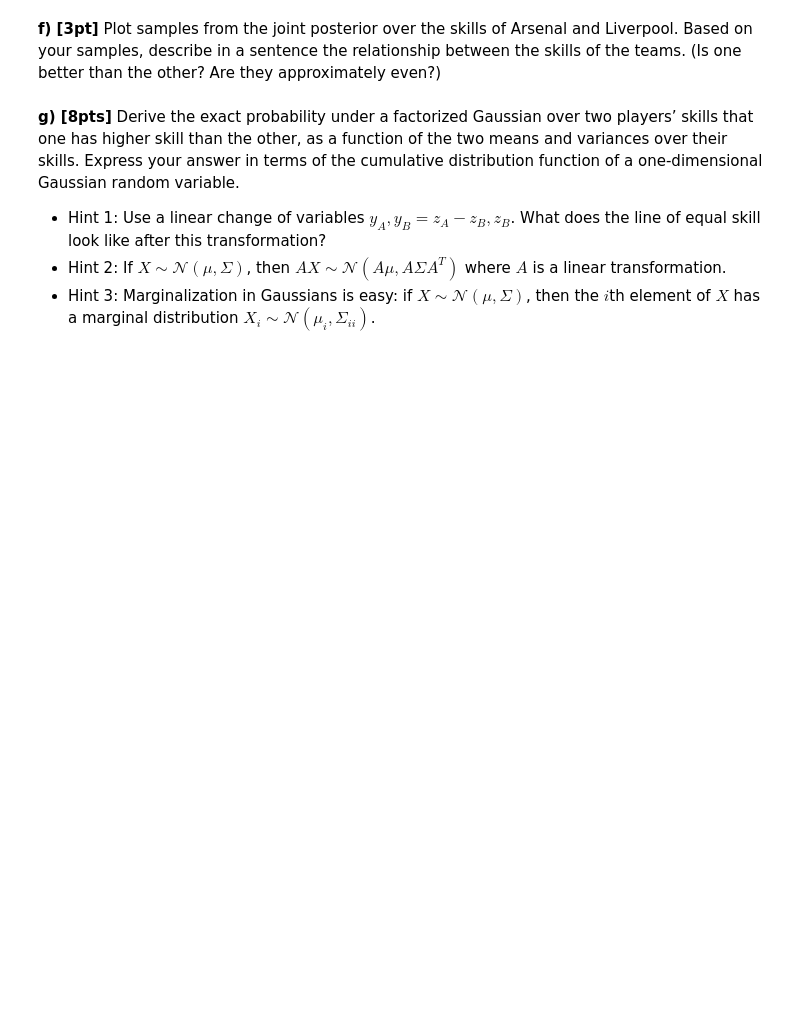
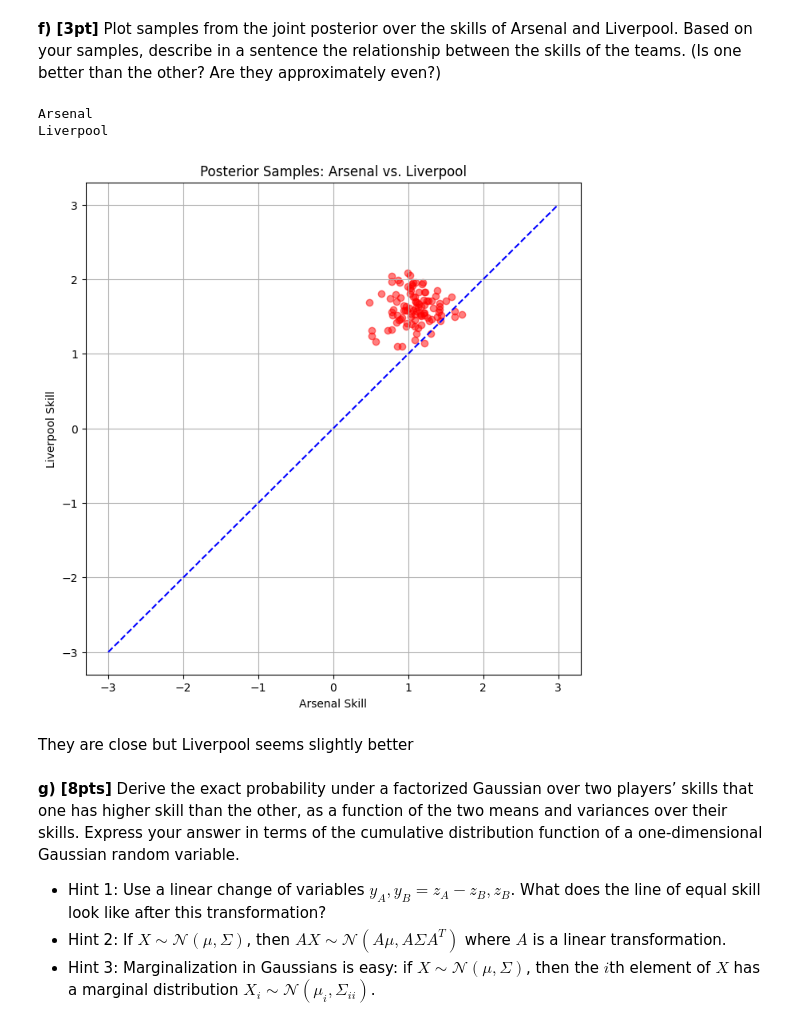
Before and after one commit to javmencia/COBWEBfiles, a Jupyter notebook: STA414_2025_Assignment_3.ipynb, the cells around one changed output. Cells and saved outputs as stored; diff of their text form; code cells hidden in the pictures; blank space fills up the shorter version.

```diff
--- a/STA414_2025_Assignment_3.ipynb
+++ b/STA414_2025_Assignment_3.ipynb
@@ -368,20 +531,43 @@ for i in range(1,11):
 # %%
 arsenal_ix = 0
 liverpool_ix = 15
-print(names[arsenal_ix])
-print(names[liverpool_ix])
+print(names[arsenal_ix])  # Should print "Arsenal"
+print(names[liverpool_ix])  # Should print "Liverpool"
 
 fig = plt.figure(figsize=(8,8), facecolor='white')
-
-# Label each with "<player> Skill"
 plt.xlabel("Arsenal Skill")
 plt.ylabel("Liverpool Skill")
 
-plt.plot([3, -3], [3, -3], 'b--') # Line of equal skill
+# Line of equal skill
+plt.plot([-3, 3], [-3, 3], 'b--')
+import torch
 
-samples = diag_gaussian_samples(mean_skills, logstd_skills, 100)
+# Convert mean and log standard deviation to PyTorch tensors
+mean_skills_tensor = torch.tensor(mean_skills)
+logstd_skills_tensor = torch.tensor(logstd_skills)
 
-# TODO:  Hint:  Use plt.scatter()
+# Sample from the posterior
+samples = diag_gaussian_samples(mean_skills_tensor, logstd_skills_tensor, 100)
+
+# Sample from the posterior
+#samples = diag_gaussian_samples(mean_skills, logstd_skills, 100)
+
+# Extract Arsenal and Liverpool skill samples
+arsenal_samples = samples[:, arsenal_ix]
+liverpool_samples = samples[:, liverpool_ix]
+
+# Scatter plot
+plt.scatter(arsenal_samples, liverpool_samples, alpha=0.5, color='red')
+
+plt.title("Posterior Samples: Arsenal vs. Liverpool")
+plt.grid(True)
+plt.show()
+# %% [output]
+Arsenal
+Liverpool
+[figure, added]
+# %% [markdown]
+They are close but Liverpool seems slightly better
 # %% [markdown]
 **g) [8pts]** Derive the exact probability under a factorized Gaussian over two players’ skills that one has higher skill than the other, as a function of the two means and variances over their skills. Express your answer in terms of the cumulative distribution function of a one-dimensional Gaussian random variable.
 
```
Also changed, not shown: parts of 34 cells of this notebook.
